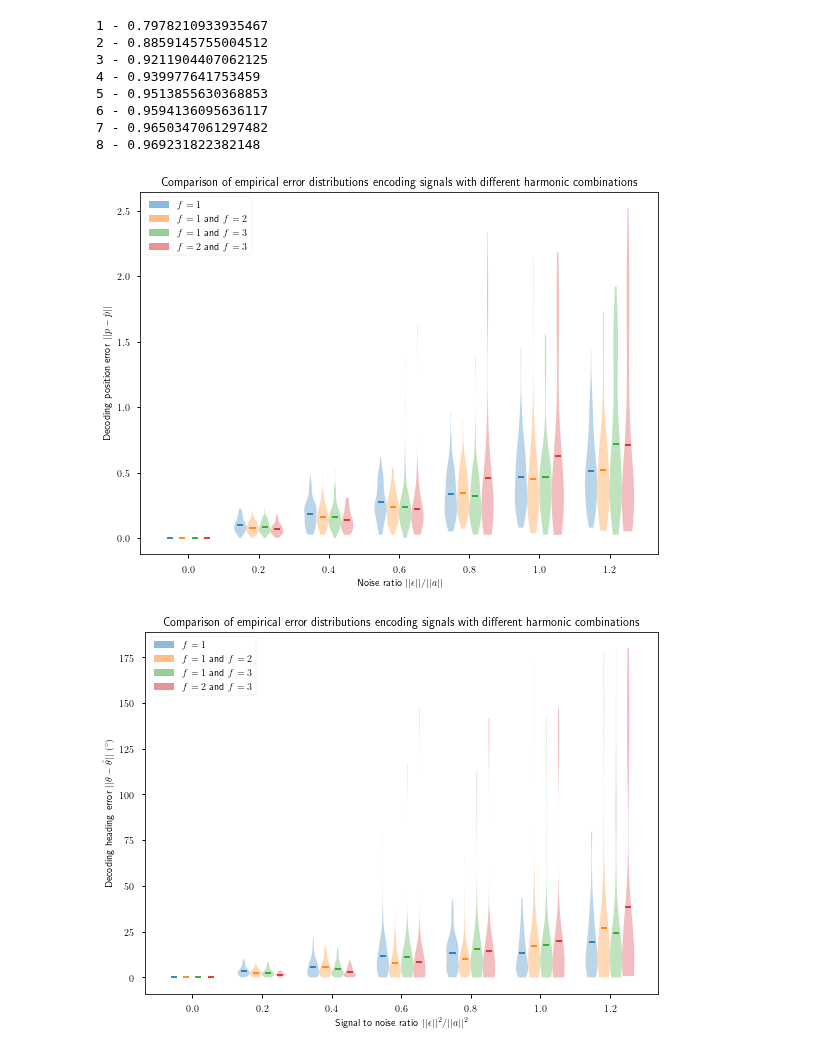
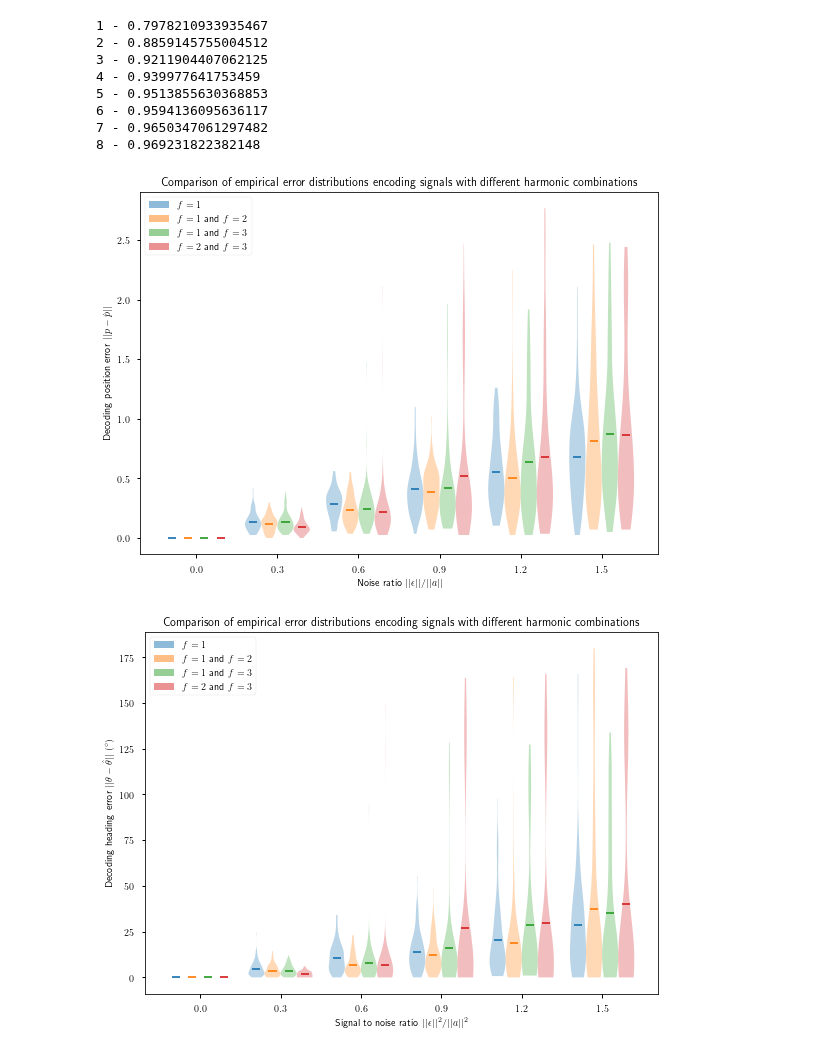
Before and after one commit to Dominic-DallOsto/insect-navigation-sinusoidal-optimality, a Jupyter notebook: noise affected multiple harmonics encoding.ipynb, the cells around one changed output. Saved outputs shown, nothing was run; the diff lists cells and outputs as text; code cells hidden in the pictures.

Commit message:
Also output random noise figures

```diff
--- a/noise affected multiple harmonics encoding.ipynb
+++ b/noise affected multiple harmonics encoding.ipynb
@@ -655,31 +655,44 @@ for n in range(1,9):
 # %%
 corrupt_activity = lambda a0, noise_sigma: a0 + noise_sigma*np.random.randn(*a0.shape)
 
-noise_mag_range = np.arange(0, 1.4, 0.2)
+noise_mag_range = np.arange(0, 1.6, 0.3)
 x0, y0 = r0*np.cos(theta0), r0*np.sin(theta0)
 
-violin_spacing = 0.035
-violin_width = 0.035
+violin_spacing = 0.06
+violin_width = 0.06
+
+position_error_distributions = []
+
+# make plot reproducible
+np.random.seed(17)
 
 for fs,plot_offset in zip([[1], [1,2], [1,3], [2,3]], np.linspace(-3/2,3/2,4)*violin_spacing):
 	a0 = r0 * activity(theta0, fs, True)
 	# the mean noise energy with 1/0.969*noise_sigma * np.random.randn(8) = noise_sigma^2
 	# the mean signal energy is np.sqrt(len(fs))*np.sqrt(2)/2
 	# signal_energy = np.sqrt(np.mean(a0**2))
 	# avg_noise_energy = np.mean([np.sqrt(np.mean(corrupt_activity(np.zeros_like(a0), 1/0.969*np.sqrt(len(fs))*np.sqrt(2)/2)**2)) for _ in range(10000)])
 	# print(f'{avg_noise_energy:.3f}/{signal_energy:.3f}={avg_noise_energy/signal_energy:.3f}')
-	plt.violinplot([[decoding_error(x0, y0, *decode_likelihood_xy(joint_likelihood(fs, corrupt_activity(a0, 1/0.969*np.sqrt(len(fs))*np.sqrt(2)/2*noise_mag)))) for _ in range(100)] for noise_mag in noise_mag_range], noise_mag_range+plot_offset, widths=violin_width, showextrema=False, showmeans=True)
+	errors = [[decoding_error(x0, y0, *decode_likelihood_xy(joint_likelihood(fs, corrupt_activity(a0, 1/0.969*np.sqrt(len(fs))*np.sqrt(2)/2*noise_mag)))) for _ in range(100)] for noise_mag in noise_mag_range]
+	position_error_distributions.append(errors)
+	plt.violinplot(errors, noise_mag_range+plot_offset, widths=violin_width, showextrema=False, showmeans=True)
 
 plt.legend(handles=[plt.Rectangle((0, 0), 1, 1, alpha=0.5, fc=f'C{n}', label=fs_to_label(fs)) for n, fs in enumerate([[1], [1,2], [1,3], [2,3]])], loc='upper left')
 
 plt.ylabel('Decoding position error $||p - \\hat p||$')
 plt.xlabel('Noise ratio $||\\epsilon|| / ||a||$')
 plt.title('Comparison of empirical error distributions encoding signals with different harmonic combinations')
+plt.xticks(noise_mag_range)
 plt.tight_layout()
 plt.show()
 # %% [output]
-[figure, old version]
+[figure, new version]
 # %%
+# make plot reproducible
+np.random.seed(17)
+
+heading_error_distributions = []
+
 for fs,plot_offset in zip([[1], [1,2], [1,3], [2,3]], np.linspace(-3/2,3/2,4)*violin_spacing):
 	a0 = r0 * activity(theta0, fs, True)
 	# the mean noise energy with 1/0.969*noise_sigma * np.random.randn(8) = noise_sigma^2
@@ -687,14 +700,17 @@ for fs,plot_offset in zip([[1], [1,2], [1,3], [2,3]], np.linspace(-3/2,3/2,4)*vi
 	# signal_energy = np.sqrt(np.mean(a0**2))
 	# avg_noise_energy = np.mean([np.sqrt(np.mean(corrupt_activity(np.zeros_like(a0), 1/0.969*np.sqrt(len(fs))*np.sqrt(2)/2)**2)) for _ in range(10000)])
 	# print(f'{avg_noise_energy:.3f}/{signal_energy:.3f}={avg_noise_energy/signal_energy:.3f}')
-	plt.violinplot([[np.degrees(decoding_error_heading(theta0, decode_likelihood_theta(joint_likelihood(fs, corrupt_activity(a0, 1/0.969*np.sqrt(len(fs))*np.sqrt(2)/2*noise_mag))))) for _ in range(100)] for noise_mag in noise_mag_range], noise_mag_range+plot_offset, widths=violin_width, showextrema=False, showmeans=True)
+	errors = [[np.degrees(decoding_error_heading(theta0, decode_likelihood_theta(joint_likelihood(fs, corrupt_activity(a0, 1/0.969*np.sqrt(len(fs))*np.sqrt(2)/2*noise_mag))))) for _ in range(100)] for noise_mag in noise_mag_range]
+	heading_error_distributions.append(errors)
+	plt.violinplot(errors, noise_mag_range+plot_offset, widths=violin_width, showextrema=False, showmeans=True)
 
 plt.legend(handles=[plt.Rectangle((0, 0), 1, 1, alpha=0.5, fc=f'C{n}', label=fs_to_label(fs)) for n, fs in enumerate([[1], [1,2], [1,3], [2,3]])], loc='upper left')
 
 plt.ylabel('Decoding heading error $||\\theta - \\hat \\theta||$ $({}^\\circ)$')
 plt.xlabel('Signal to noise ratio $||\\epsilon||^2 / ||a||^2$')
 plt.title('Comparison of empirical error distributions encoding signals with different harmonic combinations')
+plt.xticks(noise_mag_range)
 plt.tight_layout()
 plt.show()
 # %% [output]
-[figure, old version]
+[figure, new version]
```
Also changed, not shown: parts of 3 cells of this notebook, 1 other file.
